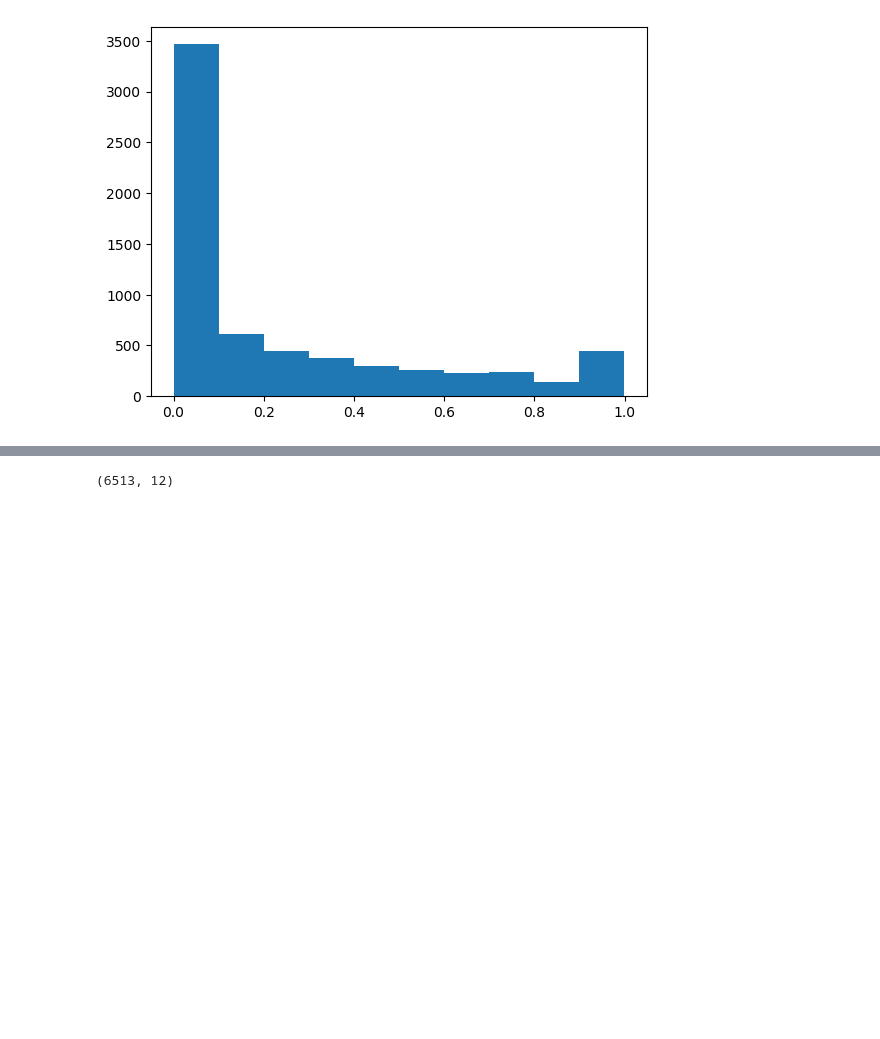
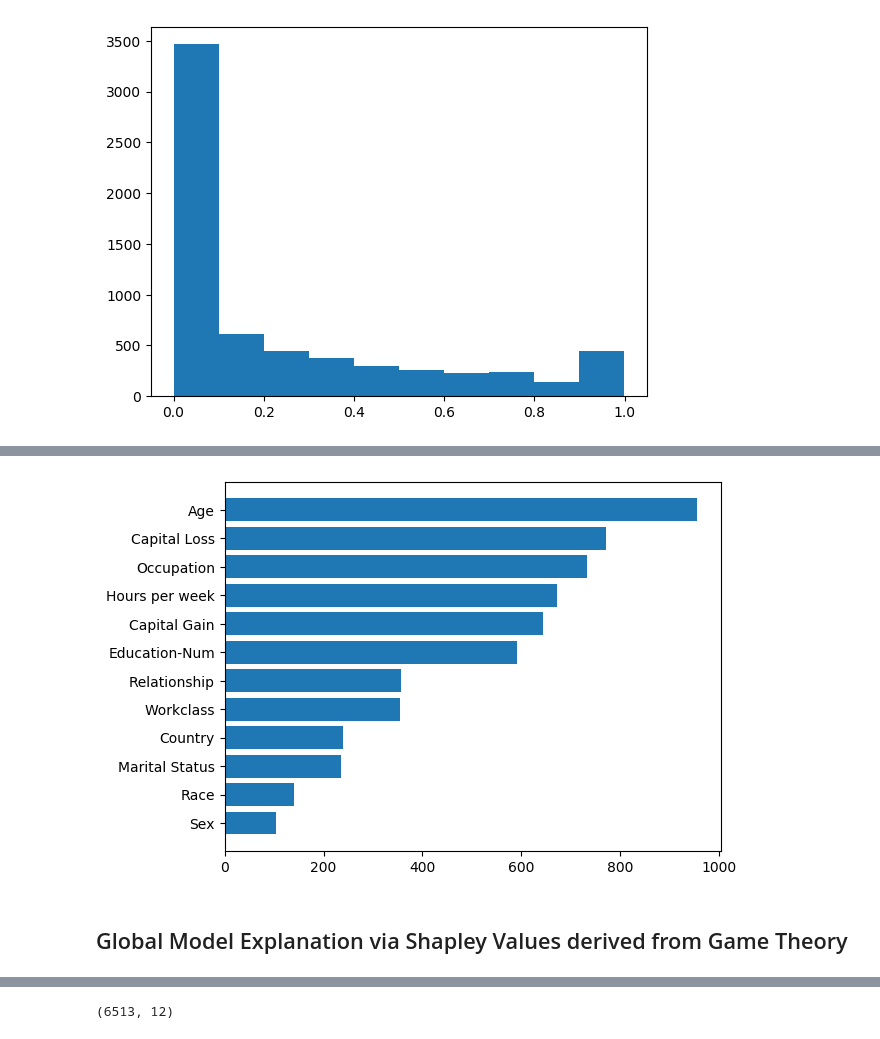
Before and after one commit to Sebastian1981/AWS_Sagemaker_Clarify_4Responsible_AI, a Jupyter notebook: experiment/00_model_explainibility.ipynb, the cells around one changed output, grey strips where cells are left out. Drawn from its saved outputs; the diff is of its cells as text; code cells hidden in the pictures; blank space fills up the shorter version.

```diff
--- a/experiment/00_model_explainibility.ipynb
+++ b/experiment/00_model_explainibility.ipynb
@@ -122,0 +130,6 @@ plt.show()
+# %%
+feature_importance_df = pd.DataFrame(
+    data=model.feature_importance(),
+    index=X.columns.to_list(),
+    columns=['Feature Importance']) \
+    .sort_values(by='Feature Importance')
@@ -123 +145,9 @@ plt.show()
+# %%
+plt.barh(y=feature_importance_df.index.to_list(),
+         width=feature_importance_df['Feature Importance'])
+plt.show()
+# %% [output]
+[figure, added]
+# %% [markdown]
+## Global Model Explanation via Shapley Values derived from Game Theory
 # %%
```
Also changed, not shown: parts of 44 cells of this notebook.
